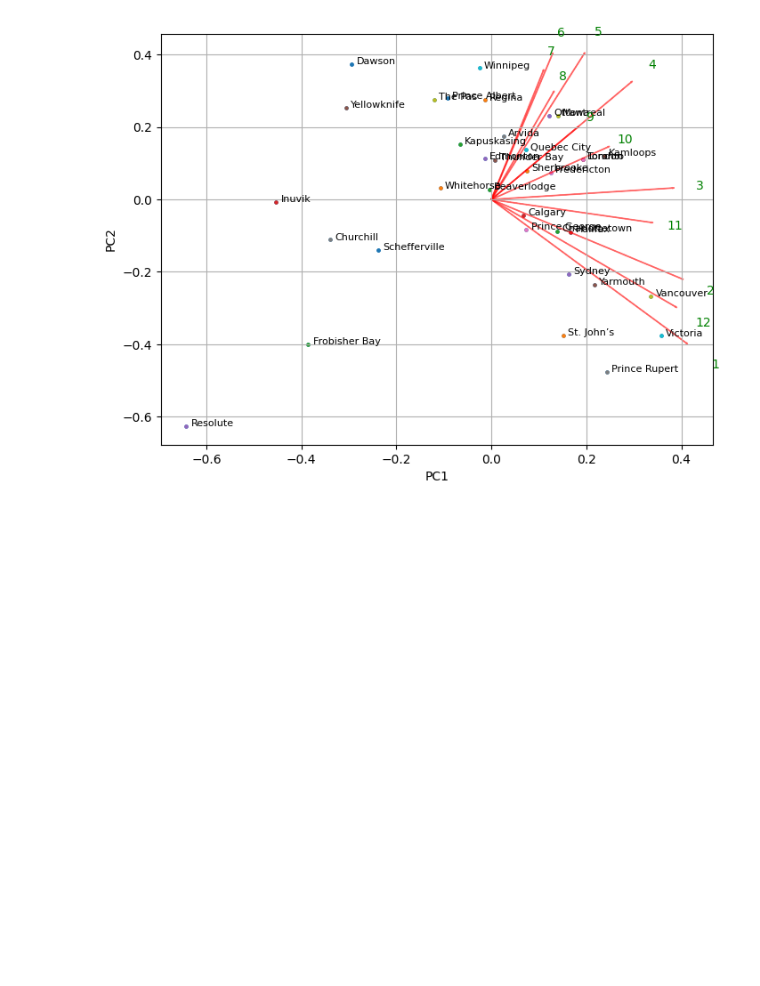
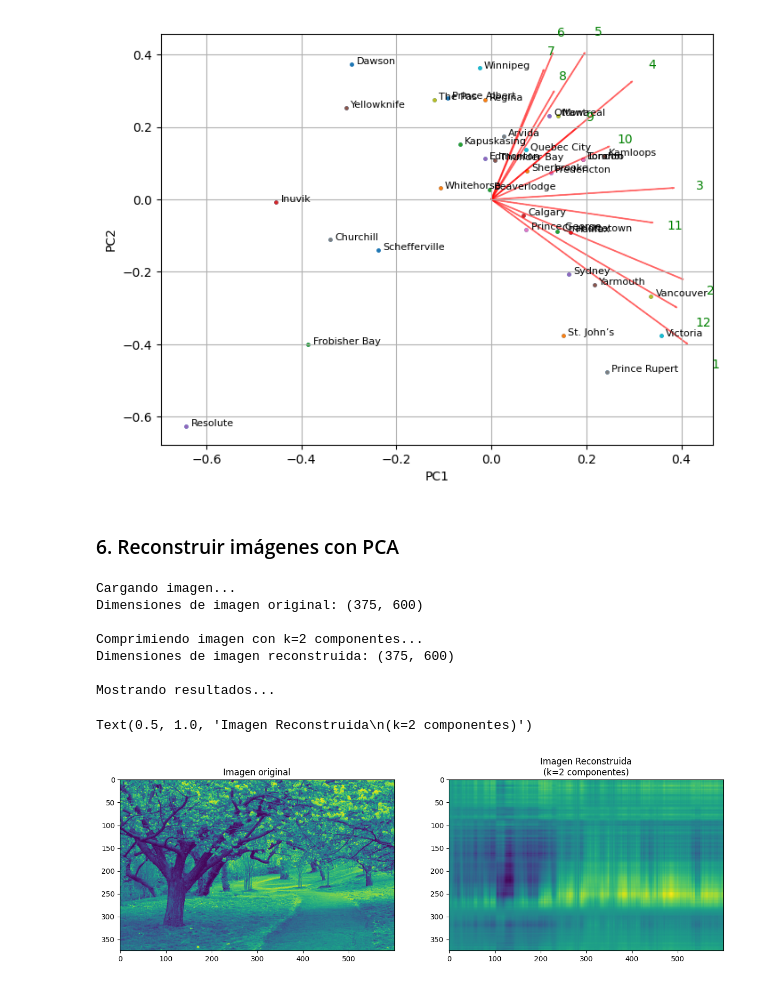
Before and after one commit to Fabiola-cc/IA_lab2, a Jupyter notebook: lab2.ipynb, the cells around one changed output. Drawn from its saved outputs; the diff is of its cells as text; code cells hidden in the pictures; blank space fills up the shorter version.

```diff
--- a/lab2.ipynb
+++ b/lab2.ipynb
@@ -437,3 +423,14 @@ plt.show()
 # %% [output]
 [figure]
 [figure]
+# %% [markdown]
+### 6. Reconstruir imágenes con PCA
+# %%
+#1. Obtener matriz de datos de imagen
+def cargar_y_preparar_imagen(ruta_imagen):
+    """
+    Carga una imagen y la convierte a escala de grises si se especifica
+    Retorna una matriz numpy con los valores de píxeles
+    """
+    img = Image.open(ruta_imagen).convert('L')
+    return np.array(img)
@@ -439,0 +463,41 @@ plt.show()
+# %%
+# ruta_imagen = "./imagenes/mariposa-monarca.jpg"
+ruta_imagen = "./imagenes/cerezo-japones.jpg"
+# ruta_imagen = "./imagenes/monja_blanca.jpg"
+# %%
+k = 2  # Número de componentes principales a mantener
+
+# Cargar y preparar imagen
+print("Cargando imagen...")
+original = cargar_y_preparar_imagen(ruta_imagen)
+print(f"Dimensiones de imagen original: {original.shape}")
+
+# Realizar compresión
+print(f"\nComprimiendo imagen con k={k} componentes...")
+reconstruida, (U, S, Vt) = comprimir_imagen_pca(original, k)
+print(f"Dimensiones de imagen reconstruida: {reconstruida.shape}")
+
+
+# Visualizar resultados
+print("\nMostrando resultados...")
+plt.figure(figsize=(15, 5))
+
+# Imagen original
+plt.subplot(121)
+plt.imshow(original)
+plt.title('Imagen original')
+
+# Imagen reconstruida
+plt.subplot(122)
+plt.imshow(reconstruida)
+plt.title(f'Imagen Reconstruida\n(k={k} componentes)')
+# %% [output]
+Cargando imagen...
+Dimensiones de imagen original: (375, 600)
+
+Comprimiendo imagen con k=2 componentes...
+Dimensiones de imagen reconstruida: (375, 600)
+
+Mostrando resultados...
+Text(0.5, 1.0, 'Imagen Reconstruida\n(k=2 componentes)')
+[figure, added]
```
Also changed, not shown: parts of 11 cells of this notebook.
